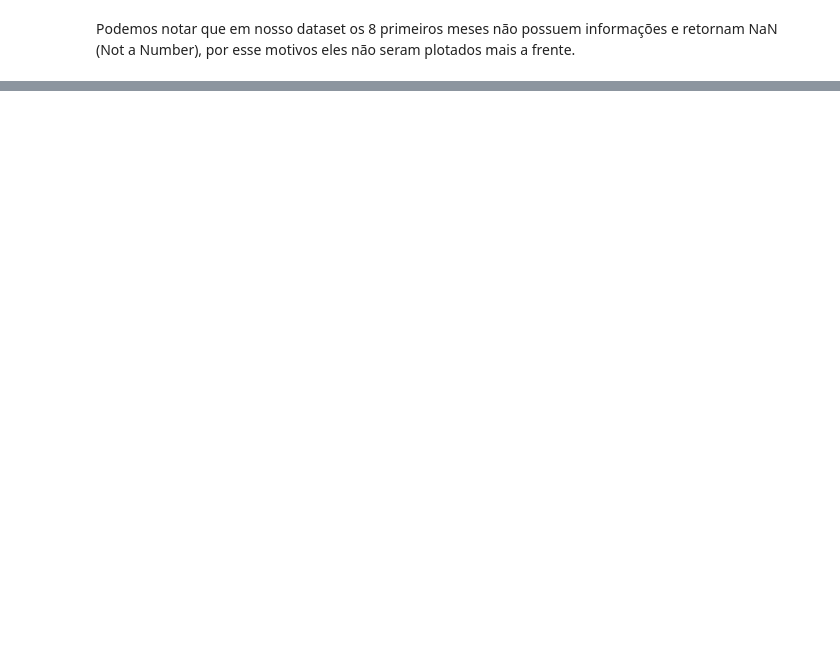
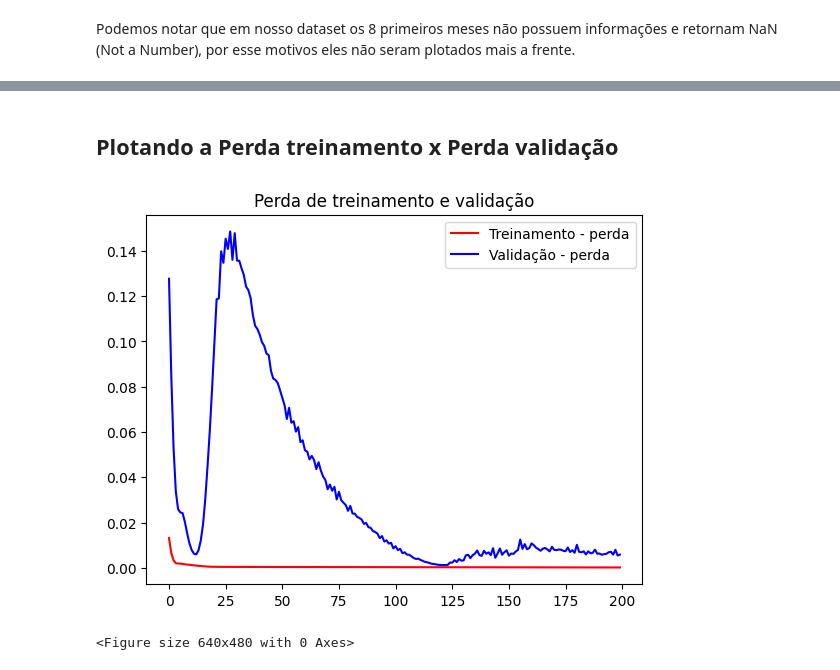
Before and after one commit to JeffersonNery/MVP_Machine_Learning_Analytics, a Jupyter notebook: MVP_Machine_Learning_&_Analytics.ipynb, the cells around one changed output, grey strips where cells are left out. Cells and saved outputs as stored; diff of their text form; code cells hidden in the pictures; blank space fills up the shorter version.

```diff
--- a/MVP_Machine_Learning_&_Analytics.ipynb
+++ b/MVP_Machine_Learning_&_Analytics.ipynb
@@ -193,0 +1798,6 @@ fig.show()
+# %%
+# Definindo o período de 6 meses na váriavel de fechamento
+closedf = closedf[closedf['Date'] > '2022-10-24']
+close_stock = closedf.copy() #copiando as informações para a variável
+#Exibindo o total de dias para a predição
+print("Total de dias para a predição: ",closedf.shape[0])
@@ -193,0 +1896,9 @@ fig.show()
+# %%
+# remodelando o conjunto de dados que é necessário para o LSTM
+
+X_train =X_train.reshape(X_train.shape[0],X_train.shape[1] , 1)
+X_test = X_test.reshape(X_test.shape[0],X_test.shape[1] , 1)
+
+# exibindo o conjunto de dados remodelado
+print("X_treino: ", X_train.shape)
+print("X_teste: ", X_test.shape)
@@ -193,0 +1910,14 @@ fig.show()
+# %%
+# definindo um variável e construindo o modelo LSTM sequencial para a rede neural
+model=Sequential()
+# definindo 10 unidades para processar os dados utilizando a unidade linear retificada
+model.add(LSTM(10,input_shape=(None,1),activation="relu"))
+# apenas 1 perceptron
+model.add(Dense(1))
+# utilizando a média quadrática como perda e como otimização "adam"
+model.compile(loss="mean_squared_error",optimizer="adam")
+# %%
+# criando uma variável histórica para armazenar o histórico do modelo
+# serão usadas 200 iterações, tamanho do lote 32 e quantidade de informações do treinamento 1
+
+history = model.fit(X_train,y_train,validation_data=(X_test,y_test),epochs=200,batch_size=32,verbose=1)
@@ -193,0 +1942,20 @@ fig.show()
+# %% [markdown]
+## **Plotando a Perda treinamento x Perda validação**
+# %%
+# exibindo o gráfico com o comparativo de evolução de perda durante o treinamento e validação do modelo
+loss = history.history['loss']
+val_loss = history.history['val_loss']
+
+epochs = range(len(loss))
+
+plt.plot(epochs, loss, 'r', label='Treinamento - perda') # definindo a legenda
+plt.plot(epochs, val_loss, 'b', label='Validação - perda') # definindo a legenda
+plt.title('Perda de treinamento e validação') # título do gráfico
+plt.legend(loc=0)
+plt.figure()
+
+#exibindo o gráfico
+plt.show()
+# %% [output]
+[figure, added]
+<Figure size 640x480 with 0 Axes>
```
Also changed, not shown: parts of 125 cells of this notebook.
